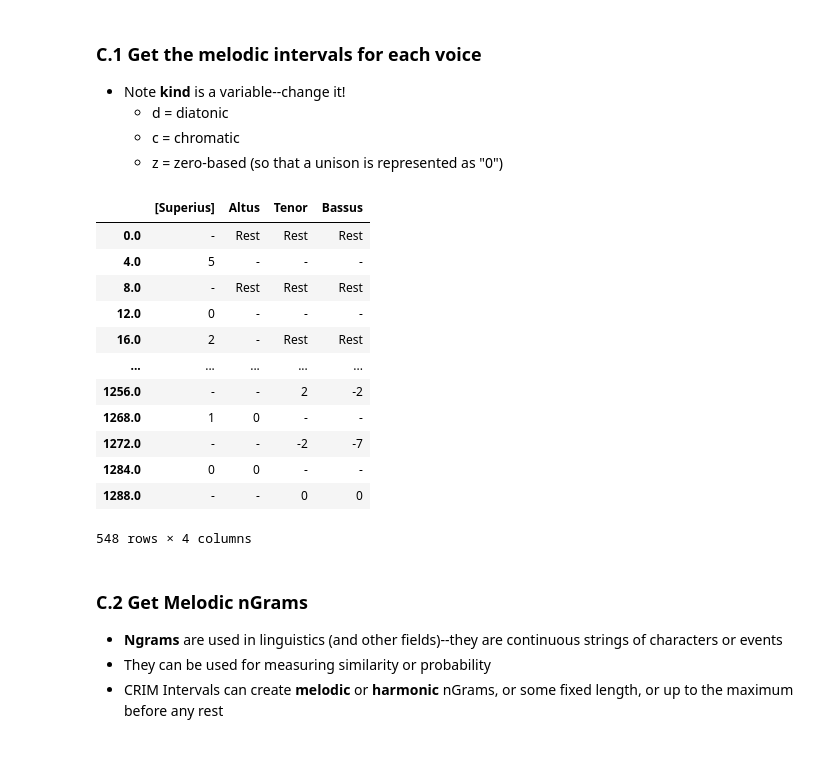
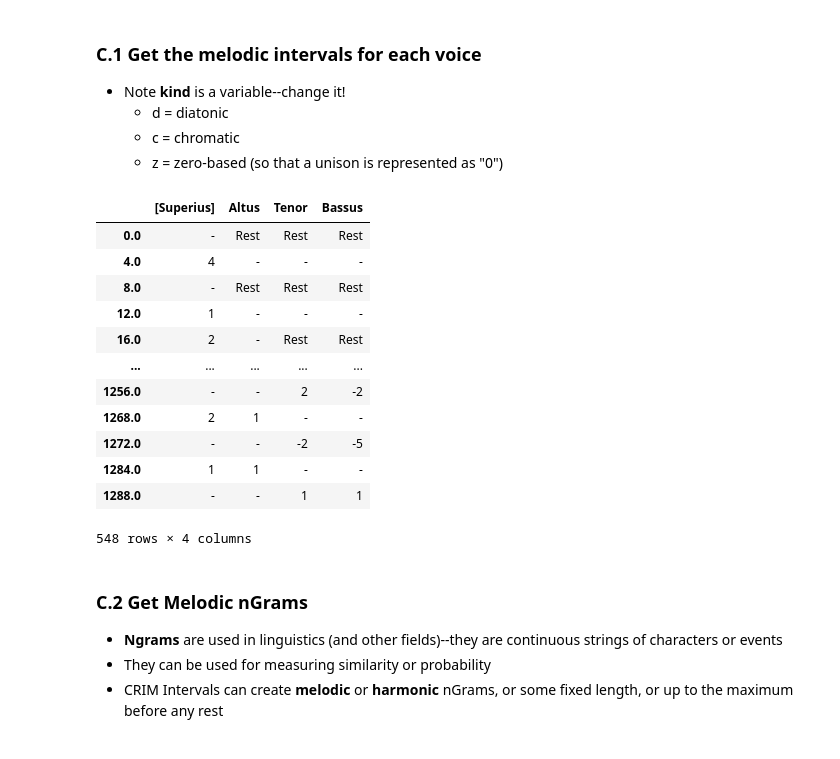
Before and after one commit to nalves599/CRIM_Public_Notebooks, a Jupyter notebook: CRIM_LIsbon_1.ipynb, the cells around one changed output. Cells and saved outputs as stored; diff of their text form; code cells hidden in the pictures.

```diff
--- a/CRIM_LIsbon_1.ipynb
+++ b/CRIM_LIsbon_1.ipynb
@@ -38,3 +39,0 @@ model.score.metadata.title
-# %%
-add_offset(model.score)
-model.score.measures(1, 10).show()
@@ -104,21 +99,21 @@ model.detailIndex(nr)
     * c = chromatic
     * z = zero-based (so that a unison is represented as "0")
 # %%
-model_melodic = model.getMelodic(kind="c").fillna("-")
+model_melodic = model.getMelodic(kind="d").fillna("-")
 model_melodic
 # %% [output]
 |  | [Superius] | Altus | Tenor | Bassus |
 | 0.0 | - | Rest | Rest | Rest |
-| 4.0 | 5 | - | - | - |
+| 4.0 | 4 | - | - | - |
 | 8.0 | - | Rest | Rest | Rest |
-| 12.0 | 0 | - | - | - |
+| 12.0 | 1 | - | - | - |
 | 16.0 | 2 | - | Rest | Rest |
 | ... | ... | ... | ... | ... |
 | 1256.0 | - | - | 2 | -2 |
-| 1268.0 | 1 | 0 | - | - |
-| 1272.0 | - | - | -2 | -7 |
-| 1284.0 | 0 | 0 | - | - |
-| 1288.0 | - | - | 0 | 0 |
+| 1268.0 | 2 | 1 | - | - |
+| 1272.0 | - | - | -2 | -5 |
+| 1284.0 | 1 | 1 | - | - |
+| 1288.0 | - | - | 1 | 1 |
 548 rows × 4 columns
 # %% [markdown]
 ### C.2 Get Melodic nGrams
```
Also changed, not shown: parts of 54 cells of this notebook, 4 other files.
